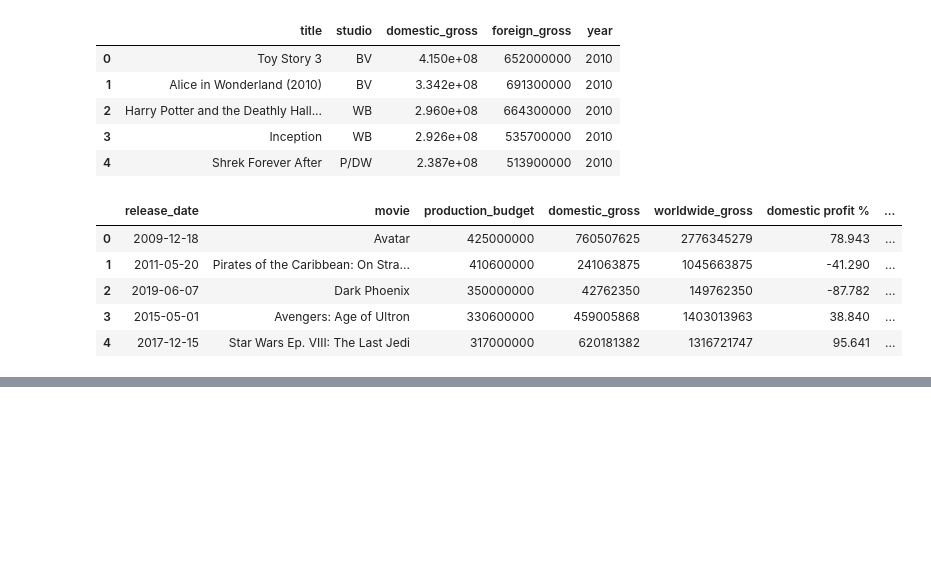
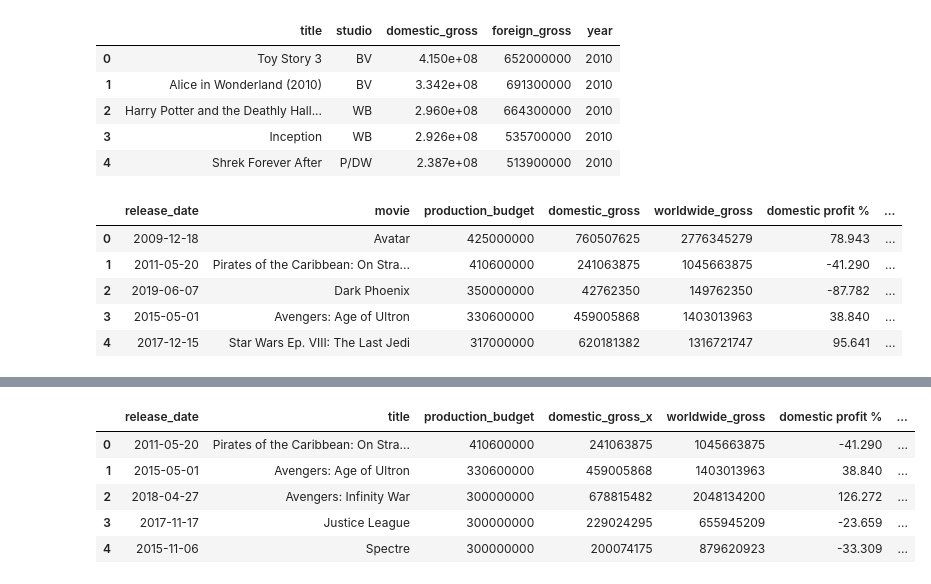
Before and after one commit to mzhou356/dc_ds_06_03_mod1_project, a Jupyter notebook: BOM_movie_data_merged_with_budget_profit_picklefile.ipynb, the cells around one changed output, grey strips where cells are left out. Saved outputs shown, nothing was run; the diff lists cells and outputs as text; code cells hidden in the pictures; blank space fills up the shorter version.

```diff
--- a/BOM_movie_data_merged_with_budget_profit_picklefile.ipynb
+++ b/BOM_movie_data_merged_with_budget_profit_picklefile.ipynb
@@ -168,0 +92,9 @@ pd.read_pickle('budget_profit_merged.pkl').shape
+# %%
+profit_bom.head()  # correct info
+# %% [output]
+|  | release_date | title | production_budget | domestic_gross_x | worldwide_gross | domestic profit % | ... |
+| 0 | 2011-05-20 | Pirates of the Caribbean: On Stra... | 410600000 | 241063875 | 1045663875 | -41.290 | ... |
+| 1 | 2015-05-01 | Avengers: Age of Ultron | 330600000 | 459005868 | 1403013963 | 38.840 | ... |
+| 2 | 2018-04-27 | Avengers: Infinity War | 300000000 | 678815482 | 2048134200 | 126.272 | ... |
+| 3 | 2017-11-17 | Justice League | 300000000 | 229024295 | 655945209 | -23.659 | ... |
+| 4 | 2015-11-06 | Spectre | 300000000 | 200074175 | 879620923 | -33.309 | ... |
```
Also changed, not shown: parts of 31 cells of this notebook.
